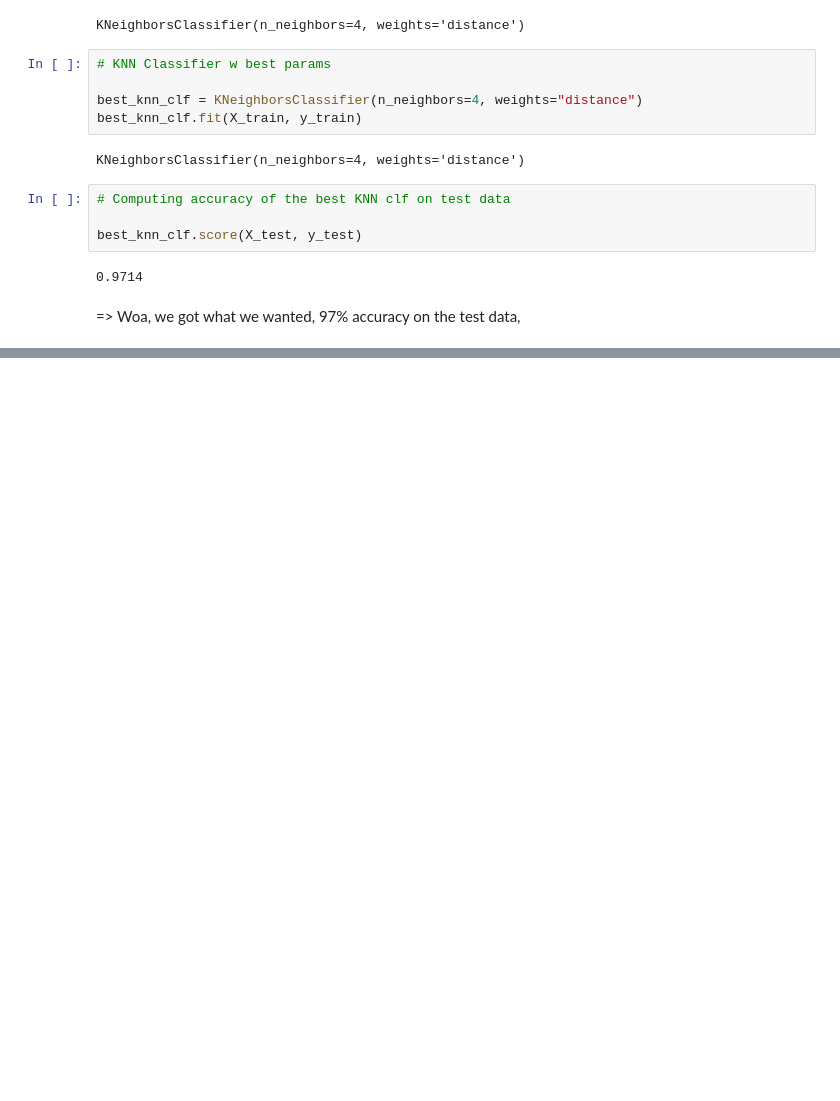
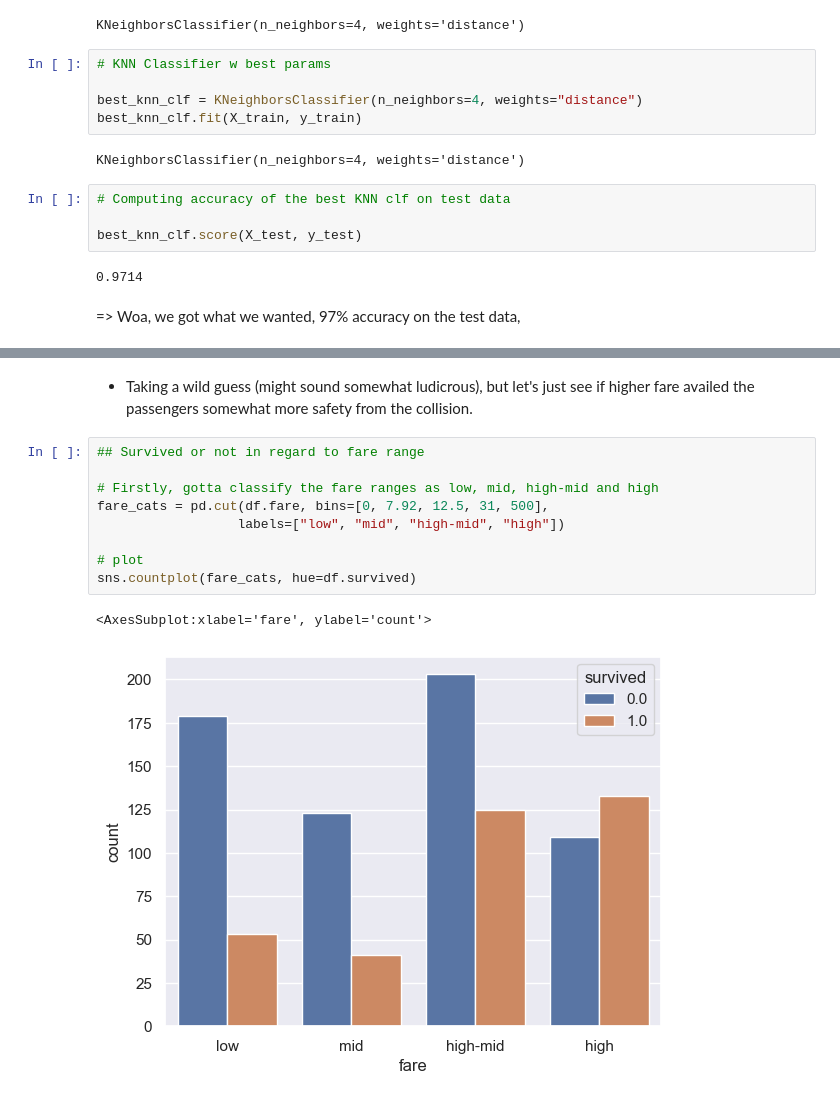
Before and after one commit to suryanshyaknow/machine-learning, a Jupyter notebook: in2__classification/in3__exercises on classification.ipynb, the cells around one changed output, grey strips where cells are left out. Drawn from its saved outputs; the diff is of its cells as text; blank space fills up the shorter version.

```diff
--- a/in2__classification/in3__exercises on classification.ipynb
+++ b/in2__classification/in3__exercises on classification.ipynb
@@ -125,0 +491,14 @@ best_knn_clf.score(X_test, y_test)
+# %% [markdown]
+- Taking a wild guess (might sound somewhat ludicrous), but let's just see if higher fare availed the passengers somewhat more safety from the collision.
+# %%
+## Survived or not in regard to fare range
+
+# Firstly, gotta classify the fare ranges as low, mid, high-mid and high
+fare_cats = pd.cut(df.fare, bins=[0, 7.92, 12.5, 31, 500],
+                  labels=["low", "mid", "high-mid", "high"])
+
+# plot
+sns.countplot(fare_cats, hue=df.survived)
+# %% [output]
+<AxesSubplot:xlabel='fare', ylabel='count'>
+[figure, added]
```
Also changed, not shown: parts of 94 cells of this notebook.
